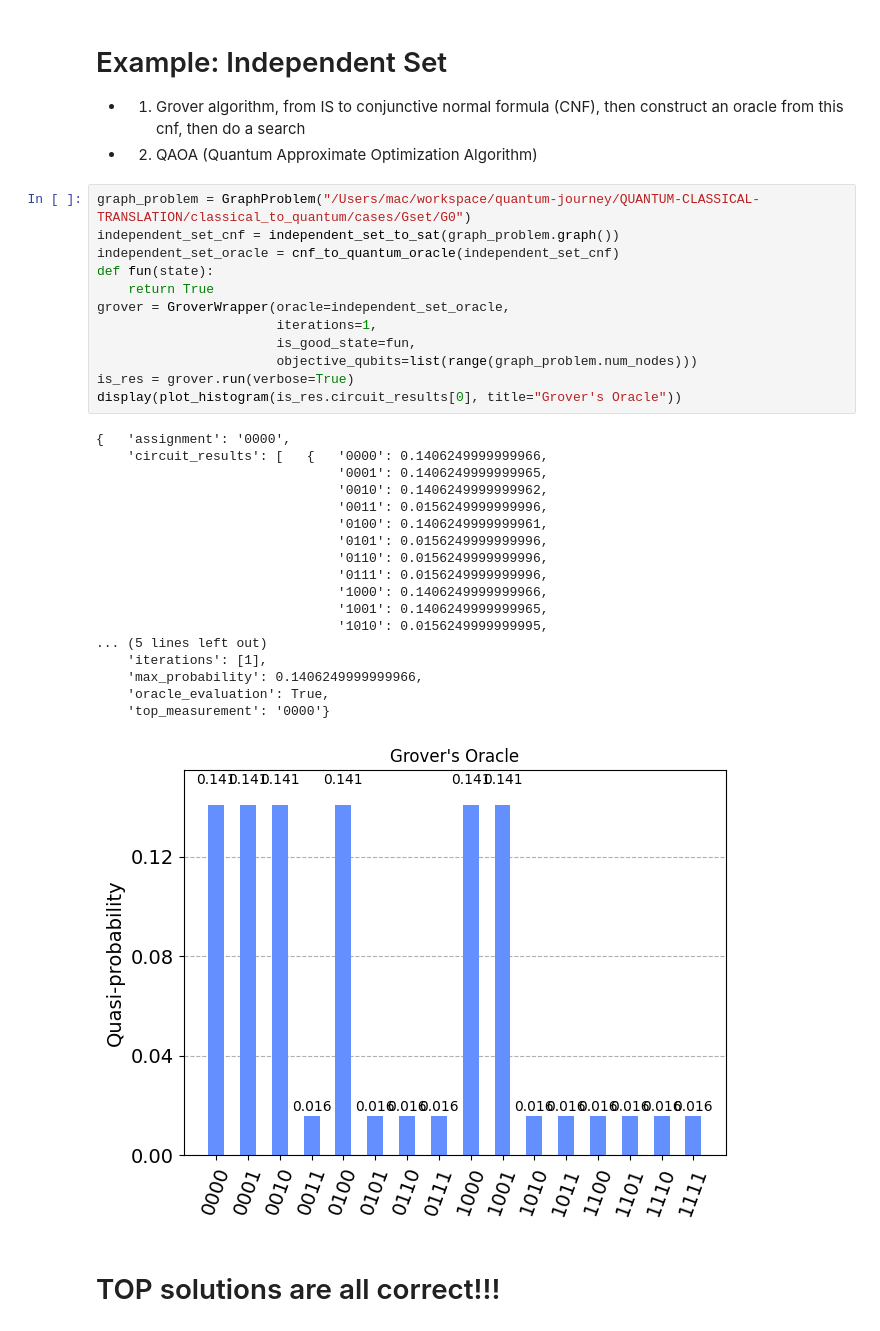
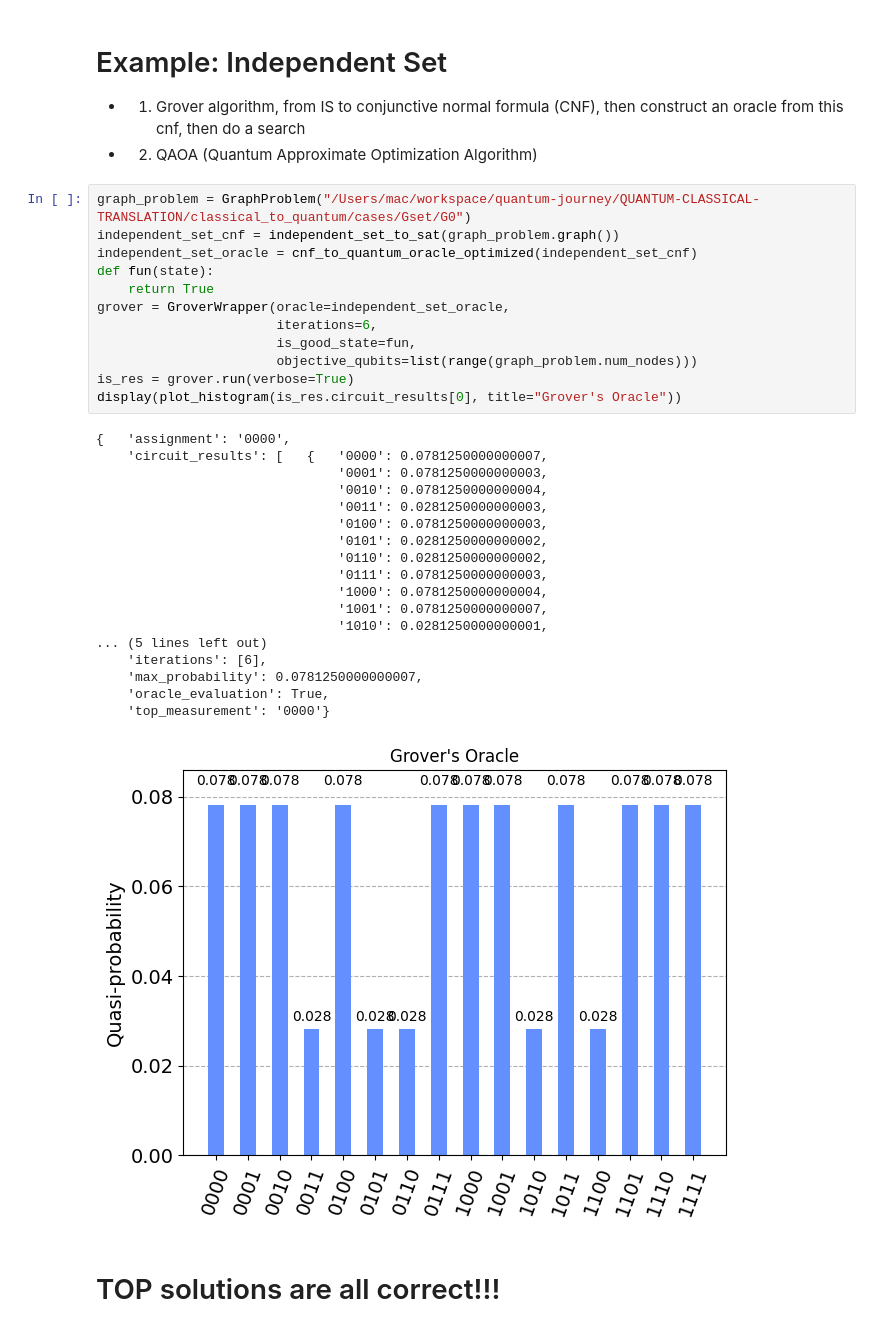
Before and after one commit to Bossy-Ye/C2Q, a Jupyter notebook: classical_to_quantum/examples/presentation.ipynb, the cells around one changed output. Drawn from its saved outputs; the diff is of its cells as text.

```diff
--- a/classical_to_quantum/examples/presentation.ipynb
+++ b/classical_to_quantum/examples/presentation.ipynb
@@ -83,34 +83,34 @@ NameError: name 'json' is not defined
 # %%
 graph_problem = GraphProblem("/Users/mac/workspace/quantum-journey/QUANTUM-CLASSICAL-TRANSLATION/classical_to_quantum/cases/Gset/G0")
 independent_set_cnf = independent_set_to_sat(graph_problem.graph())
-independent_set_oracle = cnf_to_quantum_oracle(independent_set_cnf)
+independent_set_oracle = cnf_to_quantum_oracle_optimized(independent_set_cnf)
 def fun(state):
     return True
 grover = GroverWrapper(oracle=independent_set_oracle,
-                       iterations=1,
+                       iterations=6,
                        is_good_state=fun,
                        objective_qubits=list(range(graph_problem.num_nodes)))
 is_res = grover.run(verbose=True)
 display(plot_histogram(is_res.circuit_results[0], title="Grover's Oracle"))
 # %% [output]
 {   'assignment': '0000',
-    'circuit_results': [   {   '0000': 0.1406249999999966,
-                               '0001': 0.1406249999999965,
-                               '0010': 0.1406249999999962,
-                               '0011': 0.0156249999999996,
-                               '0100': 0.1406249999999961,
-                               '0101': 0.0156249999999996,
-                               '0110': 0.0156249999999996,
-                               '0111': 0.0156249999999996,
-                               '1000': 0.1406249999999966,
-                               '1001': 0.1406249999999965,
-                               '1010': 0.0156249999999995,
+    'circuit_results': [   {   '0000': 0.0781250000000007,
+                               '0001': 0.0781250000000003,
+                               '0010': 0.0781250000000004,
+                               '0011': 0.0281250000000003,
+                               '0100': 0.0781250000000003,
+                               '0101': 0.0281250000000002,
+                               '0110': 0.0281250000000002,
+                               '0111': 0.0781250000000003,
+                               '1000': 0.0781250000000004,
+                               '1001': 0.0781250000000007,
+                               '1010': 0.0281250000000001,
 ... (5 lines left out)
-    'iterations': [1],
-    'max_probability': 0.1406249999999966,
+    'iterations': [6],
+    'max_probability': 0.0781250000000007,
     'oracle_evaluation': True,
     'top_measurement': '0000'}
-[figure, old version]
+[figure, new version]
 # %% [markdown]
 # TOP solutions are all correct!!!
 # %%
```
Also changed, not shown: parts of 2 cells of this notebook, 5 other files.
